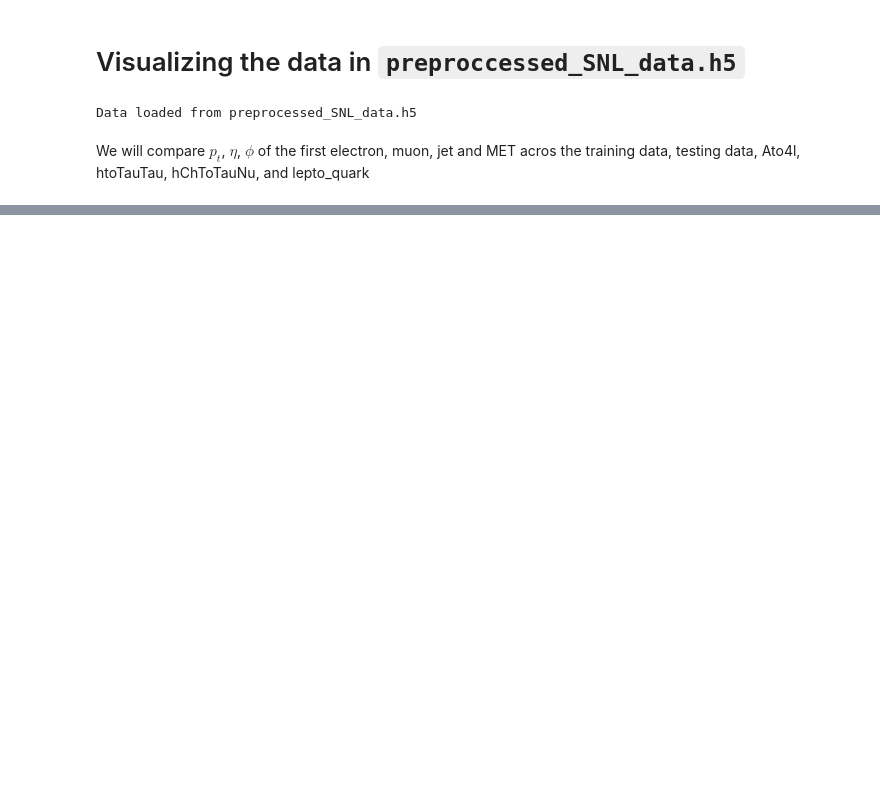
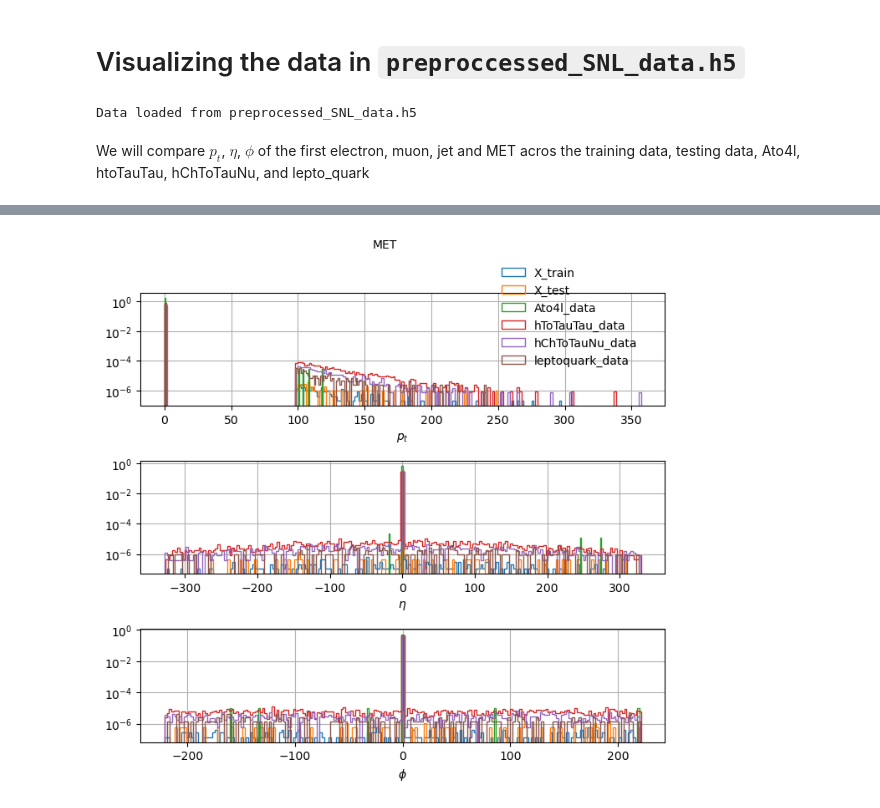
Before and after one commit to jnamador/vae_fs, a Jupyter notebook: visual_sandbox/visual_sandbox.ipynb, the cells around one changed output, grey strips where cells are left out. Saved outputs shown, nothing was run; the diff lists cells and outputs as text; code cells hidden in the pictures; blank space fills up the shorter version.

```diff
--- a/visual_sandbox/visual_sandbox.ipynb
+++ b/visual_sandbox/visual_sandbox.ipynb
@@ -83,0 +121,6 @@ plot_dist(12, "Muon 1")
+# %%
+# Plot MET
+
+plot_dist(54, "MET") # Keys start later as described above
+# %% [output]
+[figure, added]
```
Also changed, not shown: parts of 5 cells of this notebook.
